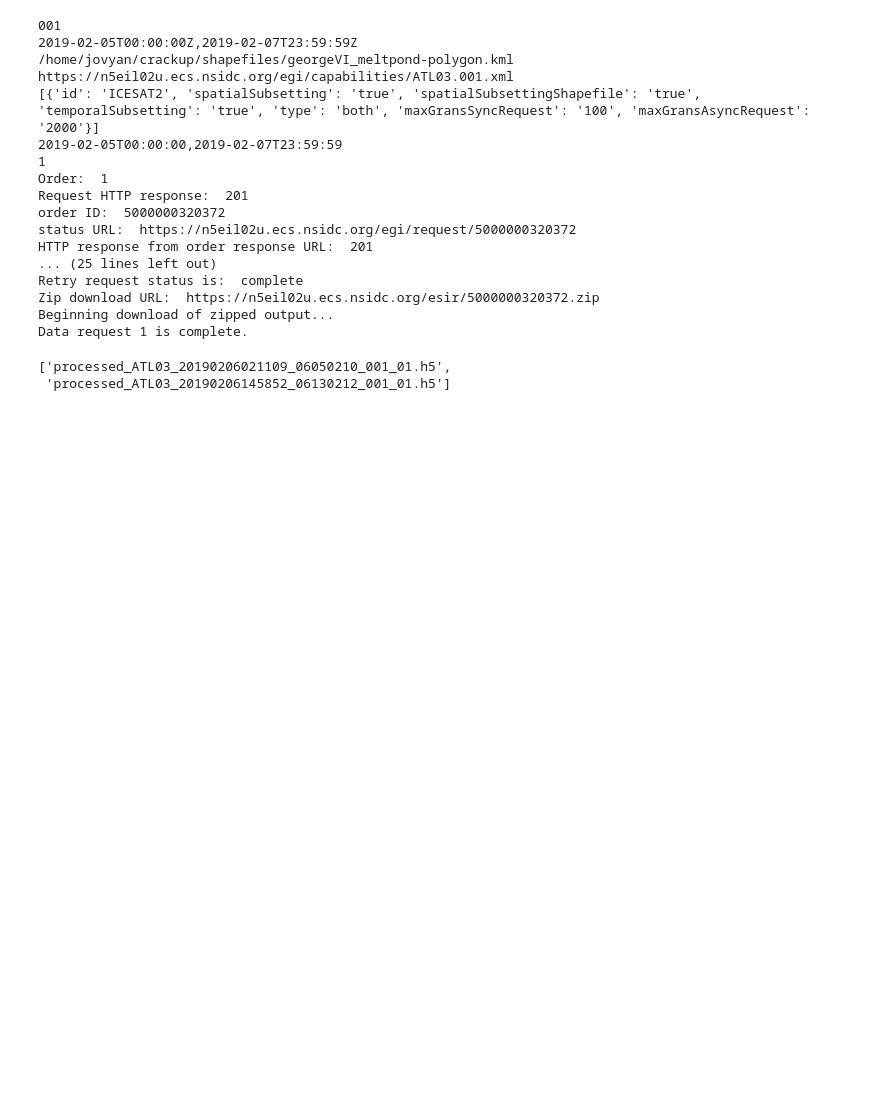
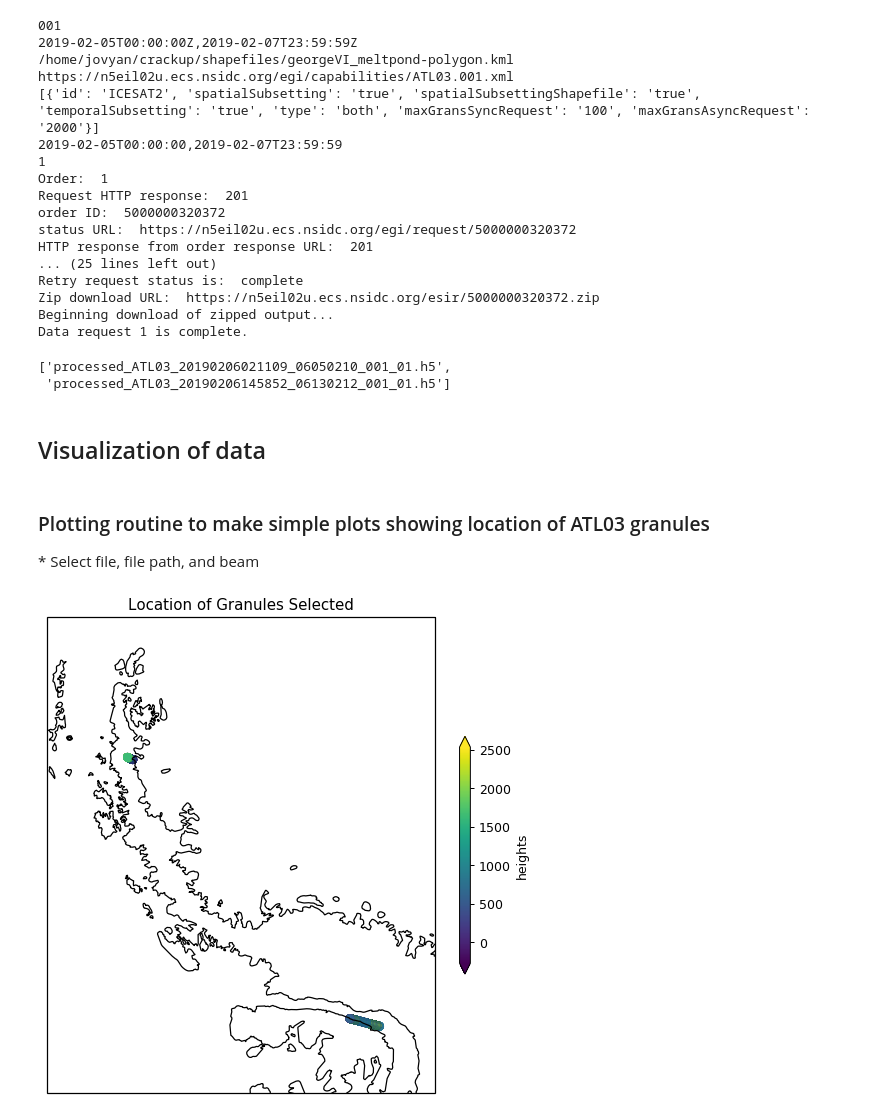
Before and after one commit to ICESAT-2HackWeek/crackup, a Jupyter notebook: Crackup_tutorial.ipynb, the cells around one changed output. Drawn from its saved outputs; the diff is of its cells as text; code cells hidden in the pictures; blank space fills up the shorter version.

Commit message:
Added simple routine for plotting location of granules on map

```diff
--- a/Crackup_tutorial.ipynb
+++ b/Crackup_tutorial.ipynb
@@ -419,3 +421,8 @@ Beginning download of zipped output...
 Data request 1 is complete.
 ['processed_ATL03_20190206021109_06050210_001_01.h5',
  'processed_ATL03_20190206145852_06130212_001_01.h5']
+# %% [markdown]
+<h2>Visualization of data
+# %% [markdown]
+<h3> Plotting routine to make simple plots showing location of ATL03 granules</h3>
+    * Select file, file path, and beam
@@ -421,0 +456,10 @@ Data request 1 is complete.
+# %%
+#selected files to plot
+ATL03file='processed_ATL03_20190206145852_06130212_001_01.h5'
+localFilePath='/home/jovyan/crackup/Outputs_selected/georgeVI/'+ATL03file
+
+ATL03file2='processed_ATL03_20181015194309_02620112_001_01.h5'
+localFilePath2='/home/jovyan/crackup/Outputs_selected/edgeworth/'+ATL03file2
+
+#select beam
+beamStr='gt1r'
@@ -421,0 +560,32 @@ Data request 1 is complete.
+# %%
+#read both files
+dF03= getATL03data(localFilePath, beamStr)    # georgeVI
+dF03_e= getATL03data(localFilePath2, beamStr)  #edgeworth
+
+#plot
+
+coast=shapereader.natural_earth(resolution='10m',category='physical',name='coastline')
+
+coastlines=shapereader.Reader(coast).geometries()
+# Generate a shorted version for mapping purposes
+dF03short=dF03.iloc[::500, :]
+dF03short.head(5)
+
+dF03short_e=dF03_e.iloc[::500, :]
+dF03short_e.head(5)
+var='heights'
+
+plt.figure(figsize=(7,7), dpi= 90)
+# Make a new "NorthPolarStereo" projection instance
+ax = plt.axes(projection=ccrs.SouthPolarStereo(true_scale_latitude=-70))
+plt.scatter(dF03short['lons'], dF03short['lats'],c=dF03short[var], cmap='viridis', transform=ccrs.PlateCarree())
+plt.scatter(dF03short_e['lons'], dF03short_e['lats'],c=dF03short_e[var], cmap='viridis', transform=ccrs.PlateCarree())
+#ax.coastlines()
+ax.add_geometries(coastlines,ccrs.Geodetic(),edgecolor='k',facecolor='none')
+#ax.drawmeridians()
+plt.colorbar(label=var, shrink=0.5, extend='both')
+plt.title('Location of Granules Selected')
+# Limit the map to -60 degrees latitude and below.
+ax.set_extent([-75, -50, -70, -65], ccrs.PlateCarree())
+# %% [output]
+[figure, added]
```
Also changed, not shown: parts of 5 cells of this notebook.
